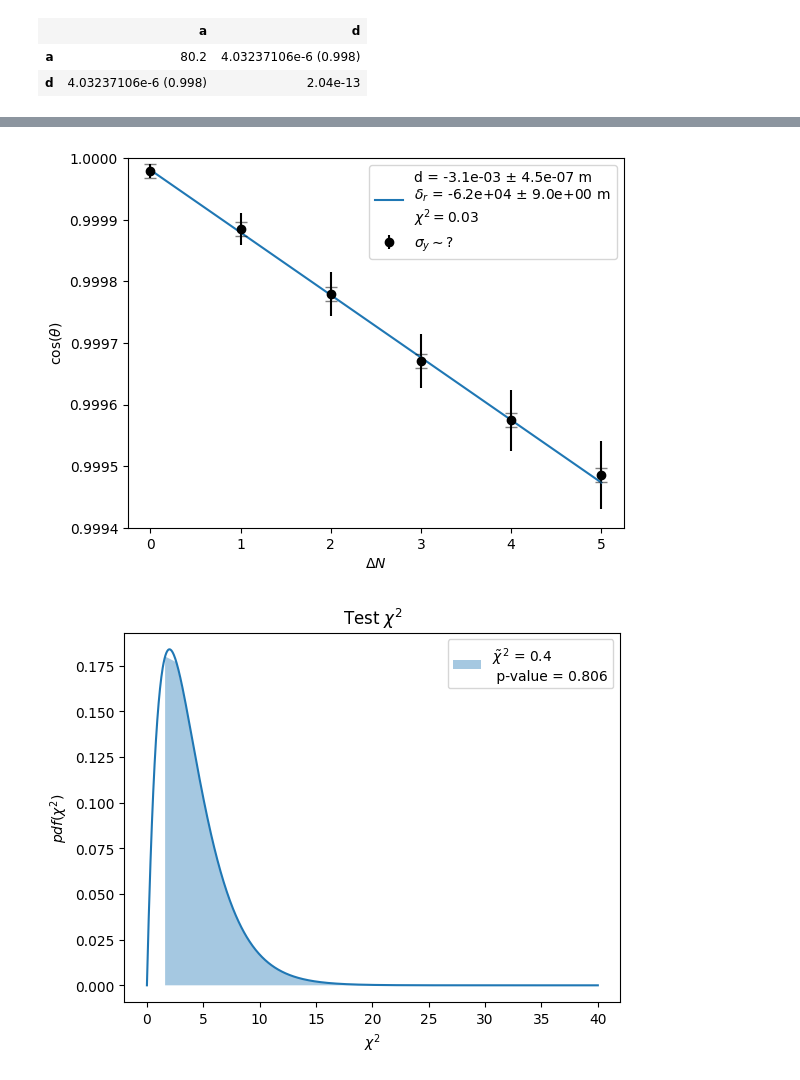
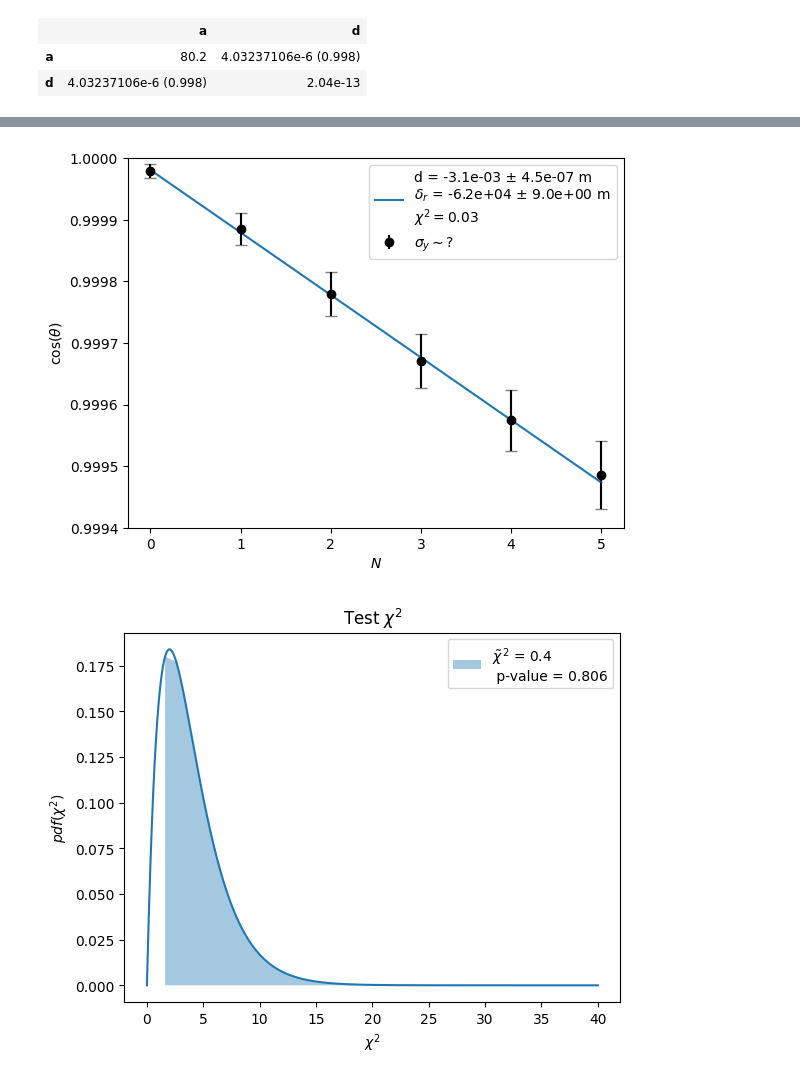
Before and after one commit to Yedi278/Lab2, a Jupyter notebook: Interferometro/Interferometro.ipynb, the cells around one changed output, grey strips where cells are left out. Drawn from its saved outputs; the diff is of its cells as text; code cells hidden in the pictures.

```diff
--- a/Interferometro/Interferometro.ipynb
+++ b/Interferometro/Interferometro.ipynb
@@ -232,0 +270,3 @@ def errore_angoli(dx,dy, errx=1e-1, erry=1e-1):
+# %%
+err_angoli_fp1 = errore_angoli(dist,raggi,errx=1,erry=1)
+print(err_angoli_fp1)
@@ -232,0 +357,7 @@ def errore_angoli(dx,dy, errx=1e-1, erry=1e-1):
+# %%
+raggi = fp1['raggio cerchio']
+dist = fp1['distanza da fuoco']
+# %%
+formula = 'atan(dy/dx)'
+err = formula_errori('dy,dx',formula,True)
+Latex(r'$\sigma_\theta$ ='+err)
@@ -233,3 +366,34 @@ def errore_angoli(dx,dy, errx=1e-1, erry=1e-1):
+# %%
+#@title errore angoli
+def errore_angoli(dx,dy, errx=1e-1, erry=1e-1):
+  formula = 'atan(dy/dx)'
+  err = formula_errori('dy,dx',formula,False)
+
+  err_ang = []
+
+  dy=np.array(dy)
+  if 1 == dy.size:
+    values = {'dy':dy,
+              'dx':dx
+              }
+    errors = {'dy':erry,
+              'dx':errx
+              }
+
+    return valuta_errori(err, values, errors)
+
+  for i,j in zip(dy,dx):
+
+    values = {'dy':i,
+              'dx':j
+              }
+    errors = {'dy':erry,
+              'dx':errx
+              }
+
+    a = valuta_errori(err, values, errors)
+    err_ang.append(a)
+  return err_ang
 # %%
 err_angoli_fp1 = errore_angoli(dist,raggi,errx=5,erry=1)
 print(err_angoli_fp1)
@@ -300,16 +452,16 @@ plt.plot(x,y)
 # %%
 label = [ f"d = {sn(m.values['d'],1)} ± {sn(m.errors['d'],1)} m \n$\delta_r$ = {sn(m.values['a'],1)} ± {sn(m.errors['a'],1)} m \n$\chi^2 = {round(m.fval/m.ndof,2)}$", "$\sigma_y \sim ?$"]
 
 m.visualize()
 plt.ylim(0.9994,1.0)
-plt.errorbar(N_fp1, cs_angolo, 1.09099217643385e-5, linestyle='None',fmt='.k',capsize=4, alpha=0.5)
-plt.xlabel('$\Delta N$')
+plt.errorbar(N_fp1, cs_angolo, err_cs_angoli, linestyle='None',fmt='.k',capsize=4, alpha=0.5)
+plt.xlabel('$ N$')
 plt.ylabel(r'cos($\theta$)')
 plt.legend(label)
 plt.ticklabel_format(axis='both', style='sci', scilimits=(0,0))
 plt.savefig('fp1_data.pdf',bbox_inches='tight')
 # %% [output]
-[figure, old version]
+[figure, new version]
 # %%
 draw_p_value(m.fval,m.ndof)
 plt.savefig('fp1_pvalue.pdf')
```
Also changed, not shown: parts of 16 cells of this notebook, 3 other files.
